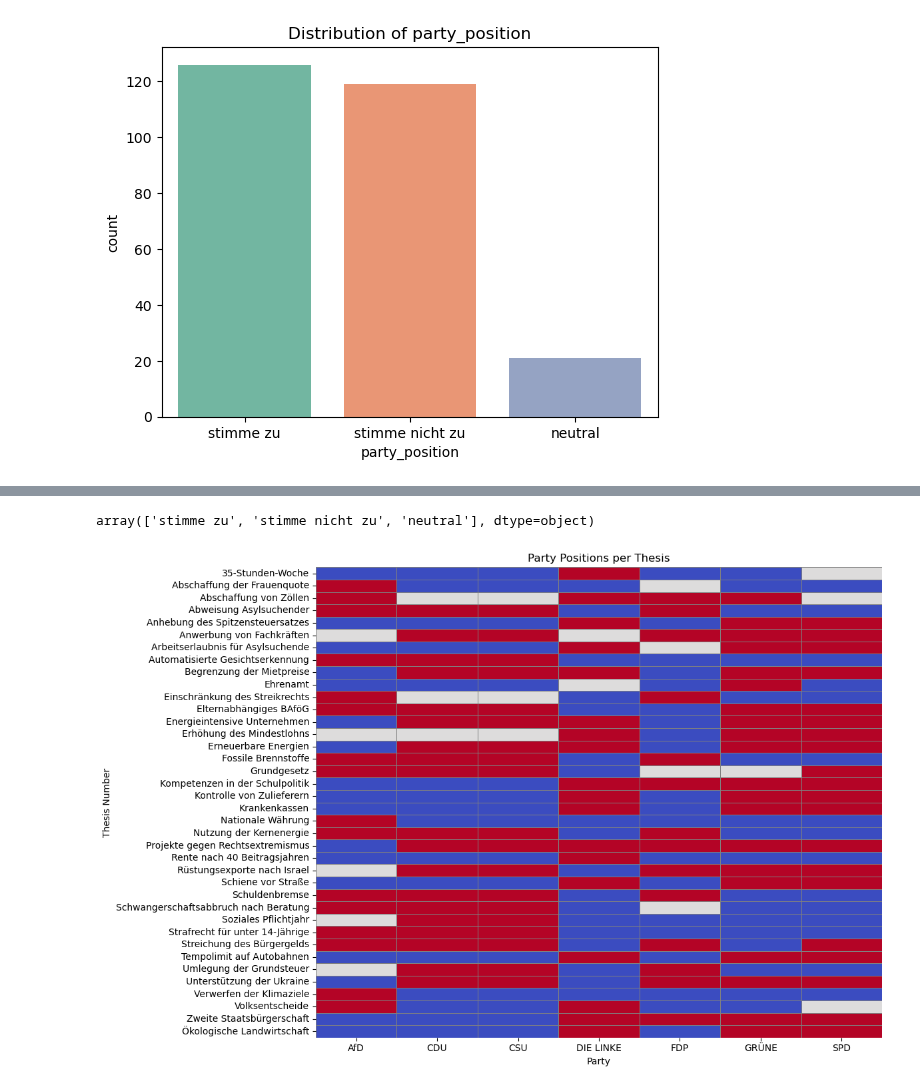
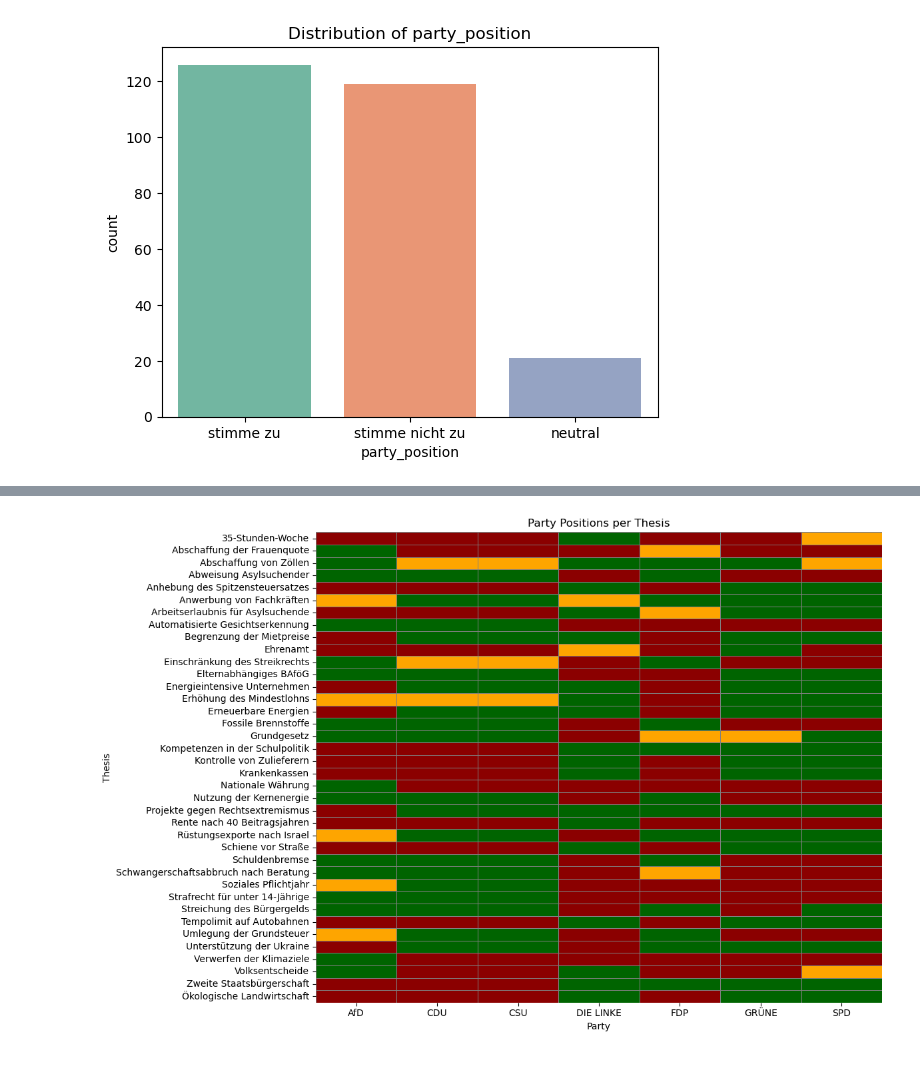
Before and after one commit to EstelleKlevenz/dlss-legis-ex-machina, a Jupyter notebook: code/wahlomat_data_preprocess.ipynb, the cells around one changed output, grey strips where cells are left out. Drawn from its saved outputs; the diff is of its cells as text; code cells hidden in the pictures.

Commit message:
improve wahlomat visualisation

```diff
--- a/code/wahlomat_data_preprocess.ipynb
+++ b/code/wahlomat_data_preprocess.ipynb
@@ -101,33 +101,34 @@ Thesis title 37: Fossile Brennstoffe
  Content: Neue Heizungen sollen auch zukünftig vollständig mit fossilen Brennstoffen (z. B. Gas oder Öl) betrieben werden dürfen.
 Thesis title 38: Erhöhung des Mindestlohns
  Content: Der gesetzliche Mindestlohn soll spätestens 2026 auf 15 Euro erhöht werden.
-# %%
-wahlomat_data["party_position"].unique()
-# %% [output]
-array(['stimme zu', 'stimme nicht zu', 'neutral'], dtype=object)
 # %%
 # visualizing party positions towards theses
-
+from matplotlib.colors import LinearSegmentedColormap
 # first make numerical column as preparation
 opinion_map = {
     'stimme zu': 1,
     "neutral": 0,
     'stimme nicht zu': -1
 }
 wahlomat_data['opinion_num'] = wahlomat_data['party_position'].map(opinion_map)
 
 # second, pivotting
 pivot = wahlomat_data.pivot(index='thesis_title', columns='party', values='opinion_num')
 
-# third, plotting heatmap
+
+# third. define custom colormap (red → yellow → green)
+colors = ['darkred', 'orange', 'darkgreen']
+custom_cmap = LinearSegmentedColormap.from_list('OpinionMap', colors)
+
+# fourth, plotting heatmap
 plt.figure(figsize=(12, 8))
-sns.heatmap(pivot, cmap='coolwarm', center=0, annot=False, cbar=False,
-            linewidths=0.5, linecolor='gray')
+sns.heatmap(pivot, cmap=custom_cmap, center=0, annot=False, cbar=False,
+            linewidths=0.5, linecolor='gray', cbar_kws={'label': 'Opinion'})
 
 plt.title("Party Positions per Thesis")
 plt.xlabel("Party")
-plt.ylabel("Thesis Number")
+plt.ylabel("Thesis")
 plt.tight_layout()
 plt.show()
 # %% [output]
-[figure, old version]
+[figure, new version]
```
